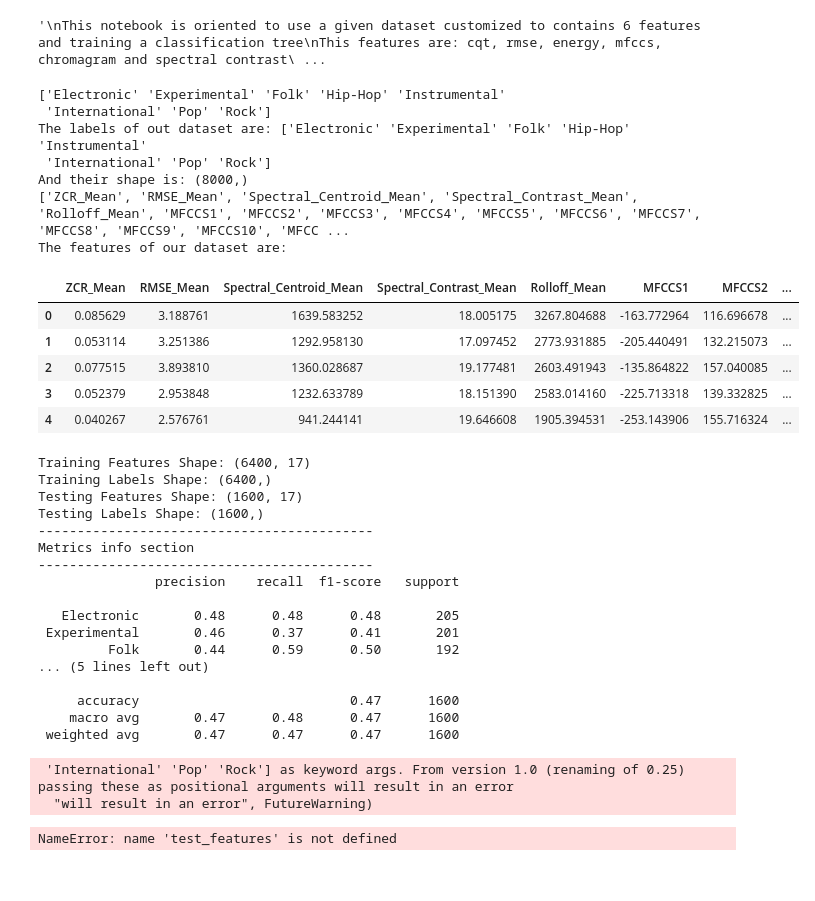
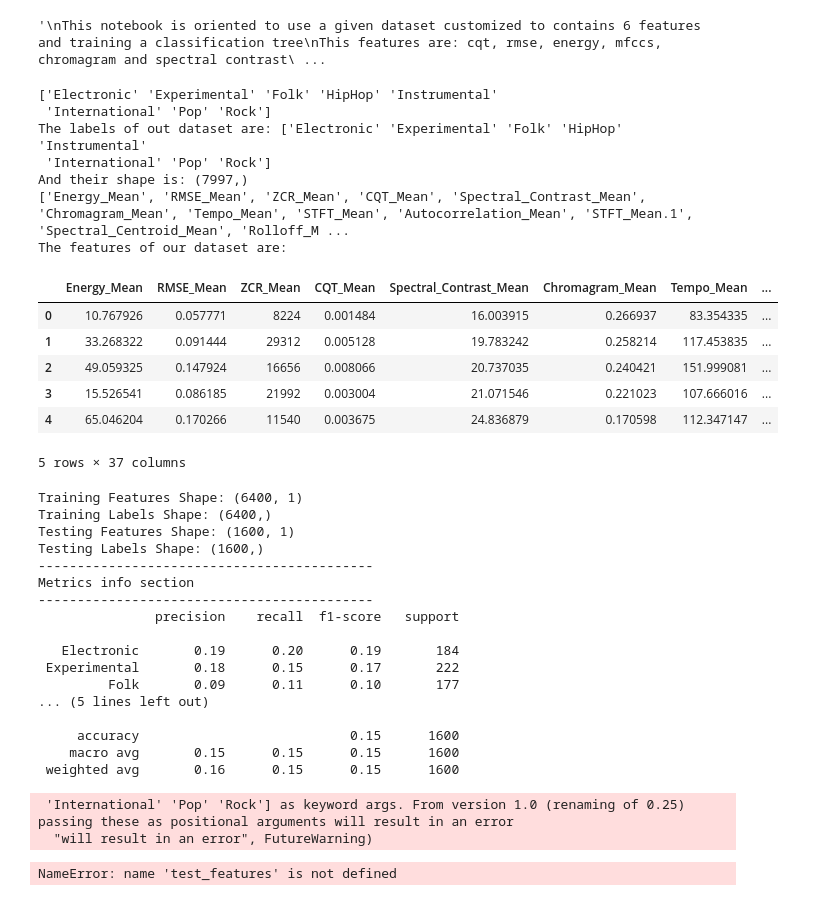
Before and after one commit to acarrill/TFGNotebooks, a Jupyter notebook: ClassificationTree.ipynb, the cells around one changed output. Saved outputs shown, nothing was run; the diff lists cells and outputs as text; code cells hidden in the pictures.

```diff
--- a/ClassificationTree.ipynb
+++ b/ClassificationTree.ipynb
@@ -29,8 +29,8 @@ from Datasets.fma.fma import utils
 # features = pd.read_csv('Dataframes/ismir04/ismir04_100_sec.csv', encoding='latin-1', thousands=',')
 
 # features = pd.read_csv('Dataframes/fma/mfcc_fma.csv', encoding='latin-1', thousands=',')
-features = pd.read_csv('Dataframes/fma/fma_features.csv', encoding='latin-1', thousands=',')
-# features = pd.read_csv('Dataframes/fma/fma10s.csv', encoding='latin-1', thousands=',')
+# features = pd.read_csv('Dataframes/fma/rmse.csv', encoding='latin-1', thousands=',')
+features = pd.read_csv('Dataframes/fma/my_generator/fma10s.csv', encoding='latin-1', thousands=',')
 
 
 # ISMIR LABELS DROPING
@@ -58,7 +58,7 @@ print("And their shape is:", labels.shape)
 
 # FMA
 
-featureColumsToDrop = ['Unnamed: 0', 'Genre', 'MFCCS0']
+# featureColumsToDrop = ['Unnamed: 0', 'Genre', 'ZCR_Mean', 'MFCCS0', 'MFCCS1','MFCCS2','MFCCS3','MFCCS4','MFCCS5','MFCCS6','MFCCS7','MFCCS8','MFCCS9','MFCCS10', 'MFCCS11','MFCCS12']
 
 # Only MFCC withouth 0
 
@@ -78,7 +78,7 @@ featureColumsToDrop = ['Unnamed: 0', 'Genre', 'MFCCS0']
 
 # ALL
 
-# featureColumsToDrop = ['Unnamed: 0',  'Genre']
+featureColumsToDrop = ['Unnamed: 0',  'Genre']
 
 # Feture importance ordered
 
@@ -90,43 +90,44 @@ featureColumsToDrop = ['Unnamed: 0', 'Genre', 'MFCCS0']
 
 # NO MFCCS
 
 # featureColumsToDrop = ['Unnamed: 0', 'STFT_Mean.1', 'STFT_Var.1', 'Genre','MFCCS0','MFCCS1','MFCCS2','MFCCS3','MFCCS4','MFCCS5','MFCCS6','MFCCS7','MFCCS8','MFCCS9','MFCCS10', 'MFCCS11','MFCCS12']
 
 # TESTING ISMIR
 
 # featureColumsToDrop = ['Unnamed: 0', 'STFT_Mean.1', 'STFT_Var.1', 'Genre', 'Energy_Mean', 'RMSE_Mean', 'ZCR_Mean', 'CQT_Mean',
 #                            'Spectral_Contrast_Mean', 'Chromagram_Mean', 'Tempo_Mean', 'STFT_Mean',
 #                           'Autocorrelation_Mean', 'STFT_Mean', 'Spectral_Centroid_Mean', 'Rolloff_Mean',
 #                           'Energy_Var', 'RMSE_Var', 'ZCR_Var', 'Spectral_Contrast_Var', 'Tempo_Var', 'STFT_Var',
 #                           'Autocorrelation_Var', 'STFT_Var', 'Spectral_Centroid_Var', 'Rolloff_Var',
 #                        'MFCCS0','MFCCS1','MFCCS2','MFCCS3','MFCCS4','MFCCS5','MFCCS6','MFCCS7','MFCCS8','MFCCS9','MFCCS10', 'MFCCS11','MFCCS12']
 
 features = features.drop(featureColumsToDrop, 1)
 
 feature_names = list(features.columns)
 
 print(feature_names)
 
 # features_names = features
 
 
 print("The features of our dataset are:")
 
 features.head(5)
 # %% [output]
-['Electronic' 'Experimental' 'Folk' 'Hip-Hop' 'Instrumental'
+['Electronic' 'Experimental' 'Folk' 'HipHop' 'Instrumental'
  'International' 'Pop' 'Rock']
-The labels of out dataset are: ['Electronic' 'Experimental' 'Folk' 'Hip-Hop' 'Instrumental'
+The labels of out dataset are: ['Electronic' 'Experimental' 'Folk' 'HipHop' 'Instrumental'
  'International' 'Pop' 'Rock']
-And their shape is: (8000,)
-['ZCR_Mean', 'RMSE_Mean', 'Spectral_Centroid_Mean', 'Spectral_Contrast_Mean', 'Rolloff_Mean', 'MFCCS1', 'MFCCS2', 'MFCCS3', 'MFCCS4', 'MFCCS5', 'MFCCS6', 'MFCCS7', 'MFCCS8', 'MFCCS9', 'MFCCS10', 'MFCC ...
+And their shape is: (7997,)
+['Energy_Mean', 'RMSE_Mean', 'ZCR_Mean', 'CQT_Mean', 'Spectral_Contrast_Mean', 'Chromagram_Mean', 'Tempo_Mean', 'STFT_Mean', 'Autocorrelation_Mean', 'STFT_Mean.1', 'Spectral_Centroid_Mean', 'Rolloff_M ...
 The features of our dataset are:
-|  | ZCR_Mean | RMSE_Mean | Spectral_Centroid_Mean | Spectral_Contrast_Mean | Rolloff_Mean | MFCCS1 | MFCCS2 | ... |
-| 0 | 0.085629 | 3.188761 | 1639.583252 | 18.005175 | 3267.804688 | -163.772964 | 116.696678 | ... |
-| 1 | 0.053114 | 3.251386 | 1292.958130 | 17.097452 | 2773.931885 | -205.440491 | 132.215073 | ... |
-| 2 | 0.077515 | 3.893810 | 1360.028687 | 19.177481 | 2603.491943 | -135.864822 | 157.040085 | ... |
-| 3 | 0.052379 | 2.953848 | 1232.633789 | 18.151390 | 2583.014160 | -225.713318 | 139.332825 | ... |
-| 4 | 0.040267 | 2.576761 | 941.244141 | 19.646608 | 1905.394531 | -253.143906 | 155.716324 | ... |
+|  | Energy_Mean | RMSE_Mean | ZCR_Mean | CQT_Mean | Spectral_Contrast_Mean | Chromagram_Mean | Tempo_Mean | ... |
+| 0 | 10.767926 | 0.057771 | 8224 | 0.001484 | 16.003915 | 0.266937 | 83.354335 | ... |
+| 1 | 33.268322 | 0.091444 | 29312 | 0.005128 | 19.783242 | 0.258214 | 117.453835 | ... |
+| 2 | 49.059325 | 0.147924 | 16656 | 0.008066 | 20.737035 | 0.240421 | 151.999081 | ... |
+| 3 | 15.526541 | 0.086185 | 21992 | 0.003004 | 21.071546 | 0.221023 | 107.666016 | ... |
+| 4 | 65.046204 | 0.170266 | 11540 | 0.003675 | 24.836879 | 0.170598 | 112.347147 | ... |
+5 rows × 37 columns
 # %%
 from sklearn.metrics import classification_report
 from sklearn.model_selection import cross_val_score
@@ -259,23 +260,23 @@ print(report)
 # report = classification_report(labels, predictions, np.unique(labels))
 # print(report)
 # %% [output]
-Training Features Shape: (6400, 17)
+Training Features Shape: (6400, 1)
 Training Labels Shape: (6400,)
-Testing Features Shape: (1600, 17)
+Testing Features Shape: (1600, 1)
 Testing Labels Shape: (1600,)
 -------------------------------------------
 Metrics info section
 -------------------------------------------
                precision    recall  f1-score   support
 
-   Electronic       0.48      0.48      0.48       205
- Experimental       0.46      0.37      0.41       201
-         Folk       0.44      0.59      0.50       192
+   Electronic       0.19      0.20      0.19       184
+ Experimental       0.18      0.15      0.17       222
+         Folk       0.09      0.11      0.10       177
 ... (5 lines left out)
 
-     accuracy                           0.47      1600
-    macro avg       0.47      0.48      0.47      1600
- weighted avg       0.47      0.47      0.47      1600
+     accuracy                           0.15      1600
+    macro avg       0.15      0.15      0.15      1600
+ weighted avg       0.16      0.15      0.15      1600
  'International' 'Pop' 'Rock'] as keyword args. From version 1.0 (renaming of 0.25) passing these as positional arguments will result in an error
   "will result in an error", FutureWarning)
 # %%
```
Also changed, not shown: parts of 2 cells of this notebook, 8 other files.
